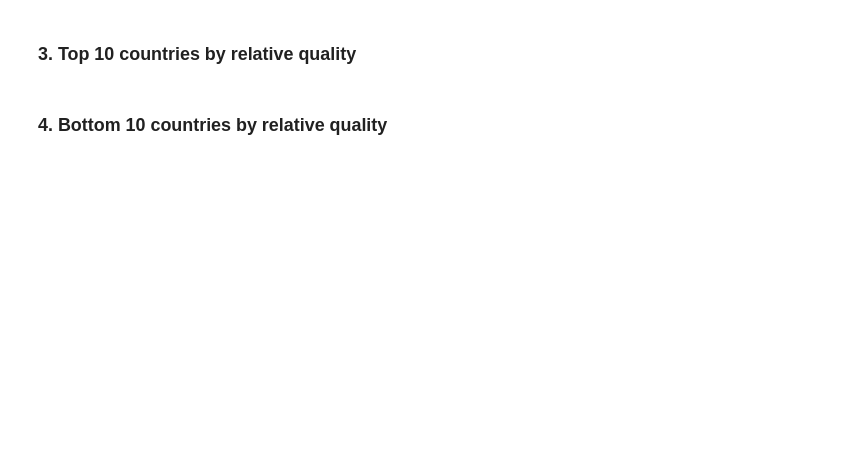
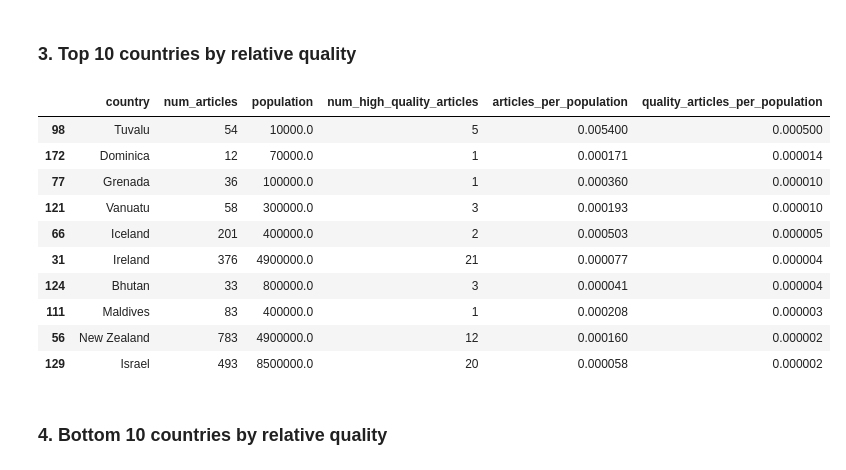
Before and after one commit to TaraWilson17/data512, a Jupyter notebook: A2/hcds-a2-bias-in-data.ipynb, the cells around one changed output. Cells and saved outputs as stored; diff of their text form; code cells hidden in the pictures; blank space fills up the shorter version.

```diff
--- a/A2/hcds-a2-bias-in-data.ipynb
+++ b/A2/hcds-a2-bias-in-data.ipynb
@@ -182,4 +217,18 @@ ValueError: Length of values does not match length of index
 # %% [markdown]
 ### 3. Top 10 countries by relative quality
+# %%
+article_stats.nlargest(10, "quality_articles_per_population")
+# %% [output]
+|  | country | num_articles | population | num_high_quality_articles | articles_per_population | quality_articles_per_population |
+| 98 | Tuvalu | 54 | 10000.0 | 5 | 0.005400 | 0.000500 |
+| 172 | Dominica | 12 | 70000.0 | 1 | 0.000171 | 0.000014 |
+| 77 | Grenada | 36 | 100000.0 | 1 | 0.000360 | 0.000010 |
+| 121 | Vanuatu | 58 | 300000.0 | 3 | 0.000193 | 0.000010 |
+| 66 | Iceland | 201 | 400000.0 | 2 | 0.000503 | 0.000005 |
+| 31 | Ireland | 376 | 4900000.0 | 21 | 0.000077 | 0.000004 |
+| 124 | Bhutan | 33 | 800000.0 | 3 | 0.000041 | 0.000004 |
+| 111 | Maldives | 83 | 400000.0 | 1 | 0.000208 | 0.000003 |
+| 56 | New Zealand | 783 | 4900000.0 | 12 | 0.000160 | 0.000002 |
+| 129 | Israel | 493 | 8500000.0 | 20 | 0.000058 | 0.000002 |
 # %% [markdown]
 ### 4. Bottom 10 countries by relative quality
```
Also changed, not shown: parts of 8 cells of this notebook.
